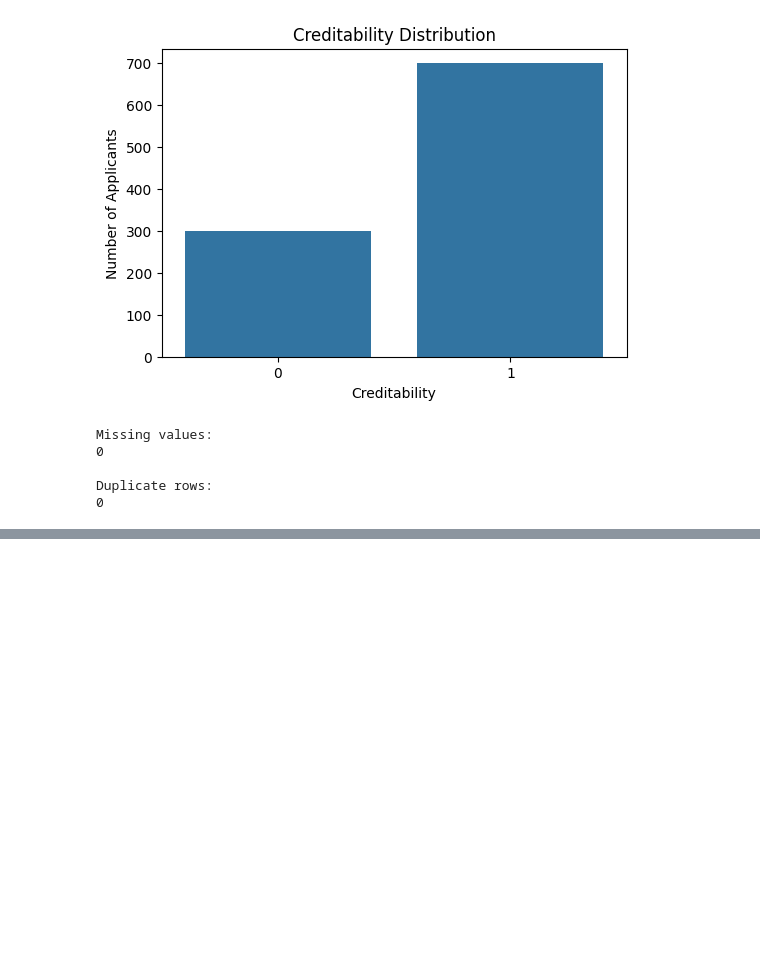
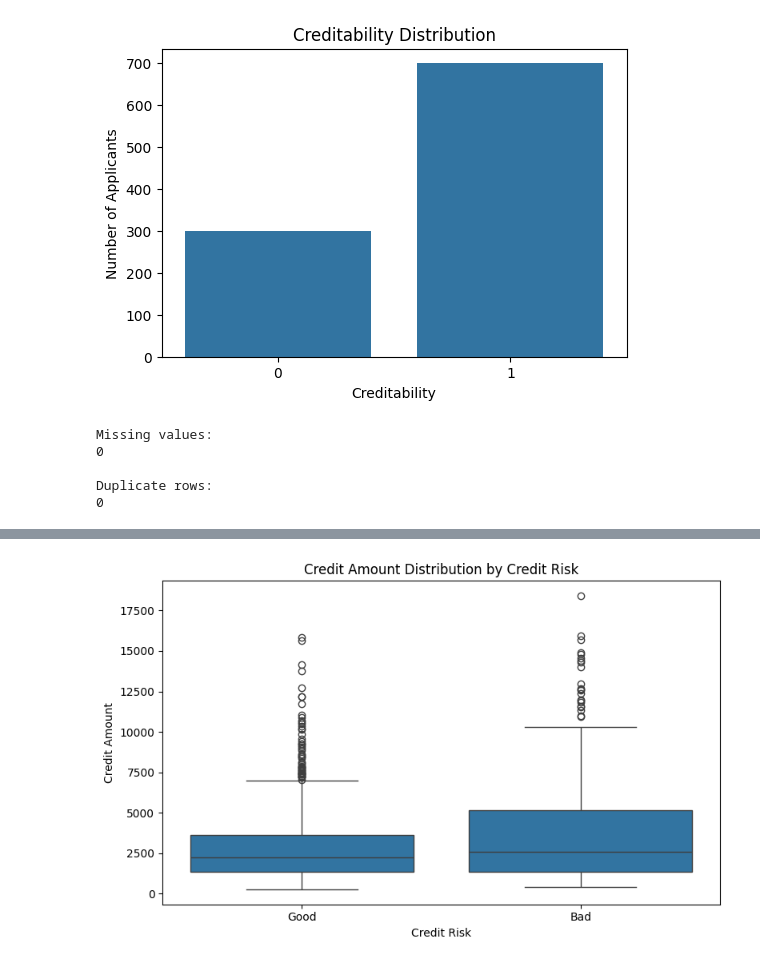
Before and after one commit to Darshh16/Credit_Risk_Analysis, a Jupyter notebook: notebooks/credit_risk_analysis.ipynb, the cells around one changed output, grey strips where cells are left out. Drawn from its saved outputs; the diff is of its cells as text; code cells hidden in the pictures; blank space fills up the shorter version.

```diff
--- a/notebooks/credit_risk_analysis.ipynb
+++ b/notebooks/credit_risk_analysis.ipynb
@@ -123,0 +189,16 @@ df.describe().T
+# %%
+plt.figure(figsize=(8, 5))
+
+sns.boxplot(
+    data=df,
+    x="Credit_Risk",
+    y="Credit Amount"
+)
+
+plt.title("Credit Amount Distribution by Credit Risk")
+plt.xlabel("Credit Risk")
+plt.ylabel("Credit Amount")
+plt.tight_layout()
+plt.show()
+# %% [output]
+[figure, added]
```
Also changed, not shown: parts of 11 cells of this notebook.
